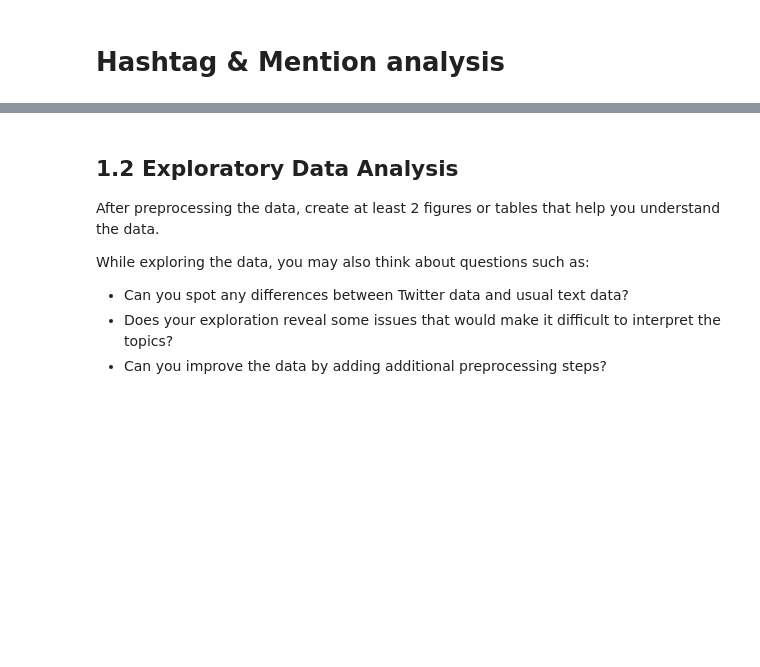
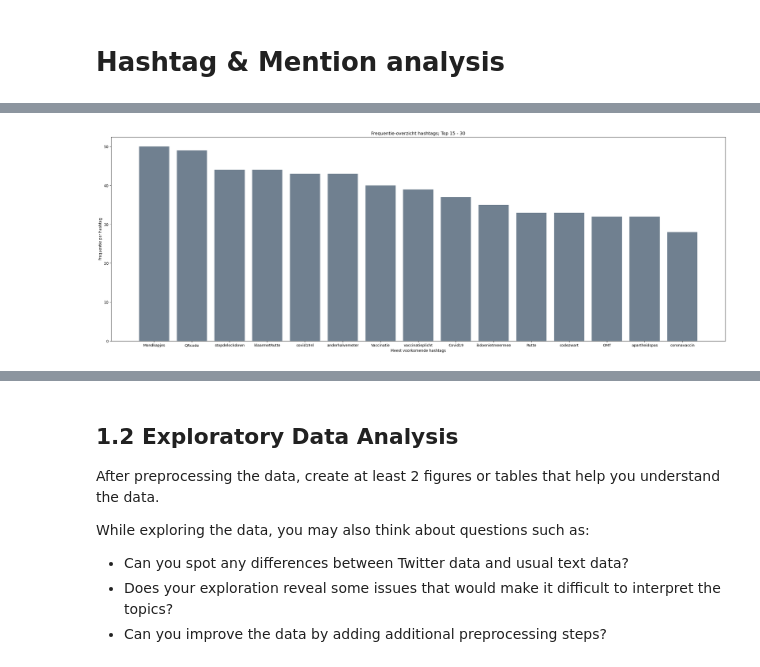
Before and after one commit to MacSuperior/APML-3, a Jupyter notebook: A3 Task 1.1 Max.ipynb, the cells around one changed output, grey strips where cells are left out. Drawn from its saved outputs; the diff is of its cells as text; code cells hidden in the pictures; blank space fills up the shorter version.

```diff
--- a/A3 Task 1.1 Max.ipynb
+++ b/A3 Task 1.1 Max.ipynb
@@ -247,0 +272,15 @@ TypeError: bar() missing 1 required positional argument: 'height'
+# %%
+# Hetzelfde als hierboven, maar dan met nummers 15 tot 30 populairste
+hashtagsTop15tot30 = hastagsGesorteerd[15:30]
+
+# Maak bar chart van hashtags
+hashtagX, hashtagY = zip(*hashtagsTop15tot30)
+
+plt.figure(figsize=[30, 10])
+plt.bar(hashtagX, hashtagY, color='slategrey')
+plt.xlabel('Meest voorkomende hashtags')
+plt.ylabel('Frequentie per hashtag')
+plt.title('Frequentie-overzicht hashtags; Top 15 - 30')
+plt.show()
+# %% [output]
+[figure, added]
```
Also changed, not shown: parts of 6 cells of this notebook.
